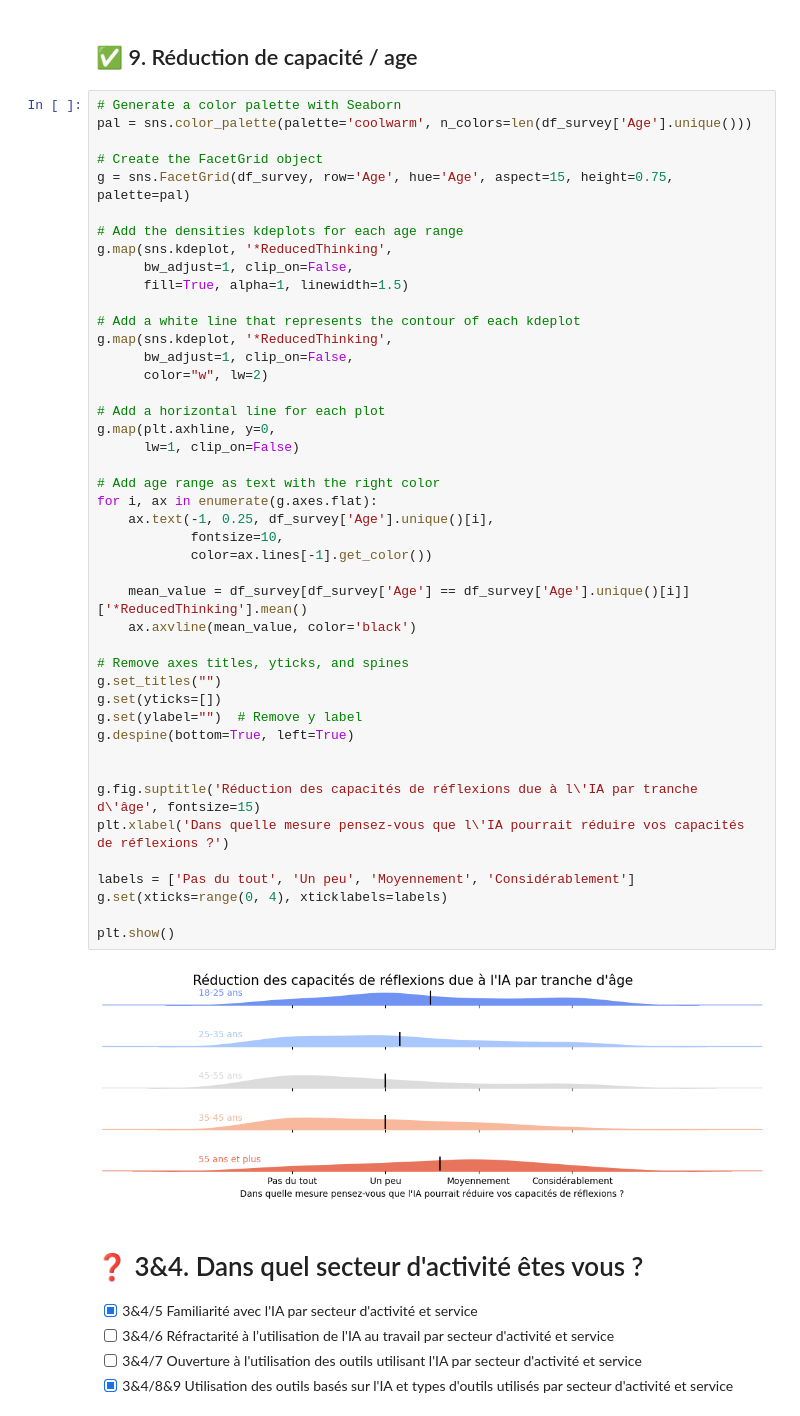
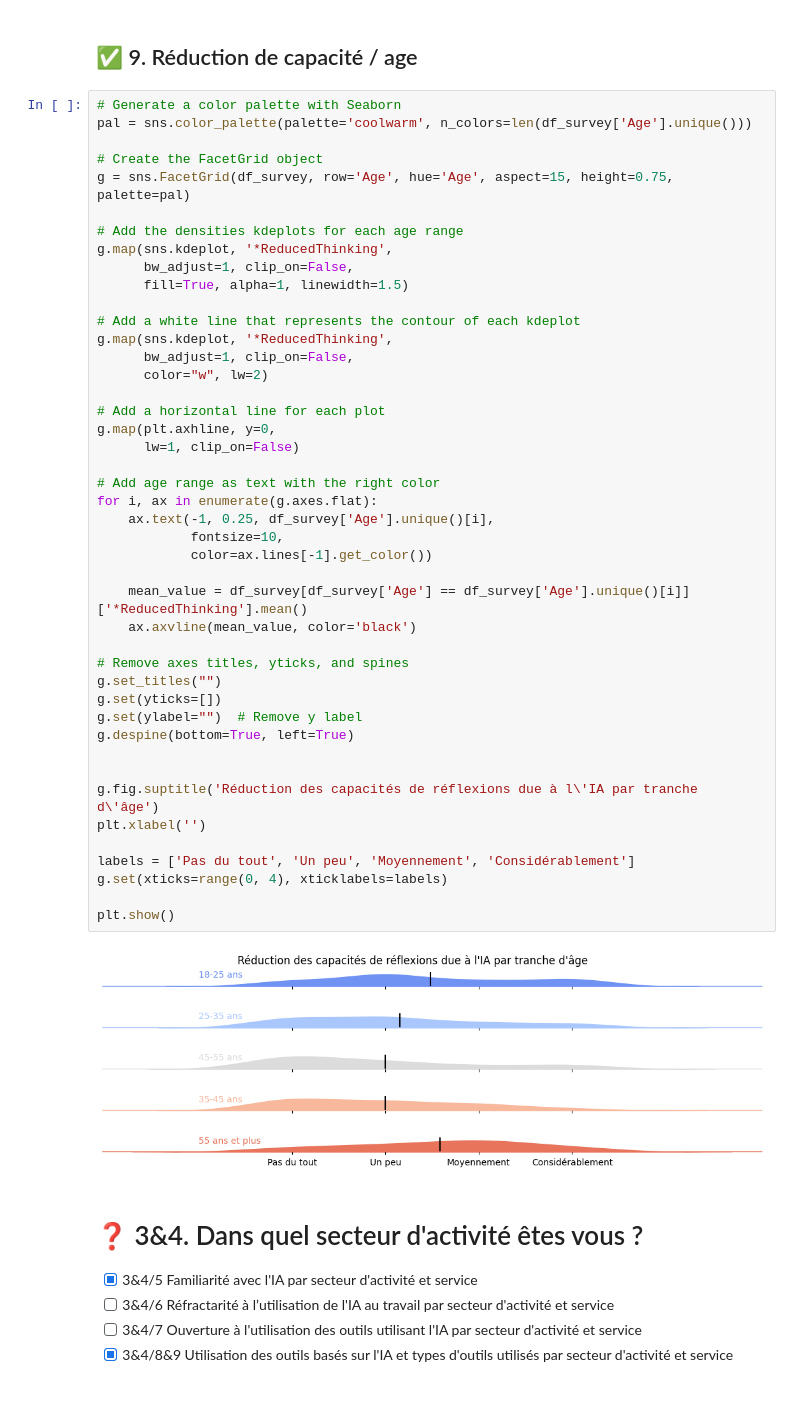
Before and after one commit to QuentinDstl/survey_adoption_by_employees, a Jupyter notebook: src/main.ipynb, the cells around one changed output. Drawn from its saved outputs; the diff is of its cells as text.

```diff
--- a/src/main.ipynb
+++ b/src/main.ipynb
@@ -669,36 +666,36 @@ g.map(sns.kdeplot, '*ReducedThinking',
 g.map(sns.kdeplot, '*ReducedThinking',
       bw_adjust=1, clip_on=False,
       color="w", lw=2)
 
 # Add a horizontal line for each plot
 g.map(plt.axhline, y=0,
       lw=1, clip_on=False)
 
 # Add age range as text with the right color
 for i, ax in enumerate(g.axes.flat):
     ax.text(-1, 0.25, df_survey['Age'].unique()[i],
             fontsize=10,
             color=ax.lines[-1].get_color())
 
     mean_value = df_survey[df_survey['Age'] == df_survey['Age'].unique()[i]]['*ReducedThinking'].mean()
     ax.axvline(mean_value, color='black')
 
 # Remove axes titles, yticks, and spines
 g.set_titles("")
 g.set(yticks=[])
 g.set(ylabel="")  # Remove y label
 g.despine(bottom=True, left=True)
 
 
-g.fig.suptitle('Réduction des capacités de réflexions due à l\'IA par tranche d\'âge', fontsize=15)
-plt.xlabel('Dans quelle mesure pensez-vous que l\'IA pourrait réduire vos capacités de réflexions ?')
+g.fig.suptitle('Réduction des capacités de réflexions due à l\'IA par tranche d\'âge')
+plt.xlabel('')
 
 labels = ['Pas du tout', 'Un peu', 'Moyennement', 'Considérablement']
 g.set(xticks=range(0, 4), xticklabels=labels)
 
 plt.show()
 # %% [output]
-[figure, old version]
+[figure, new version]
 # %% [markdown]
 # ❓ 3&4. Dans quel secteur d'activité êtes vous ?
 
```
Also changed, not shown: parts of 21 cells of this notebook, 1 other file.
